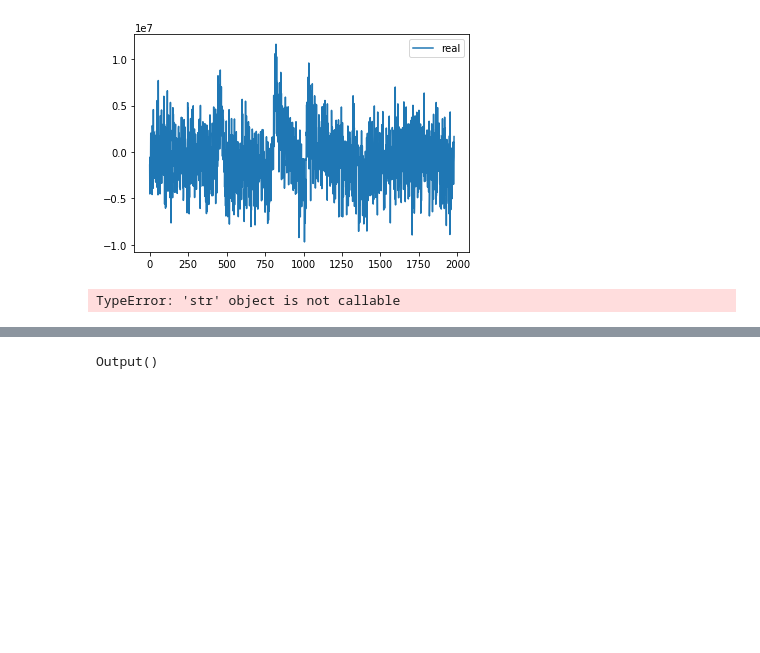
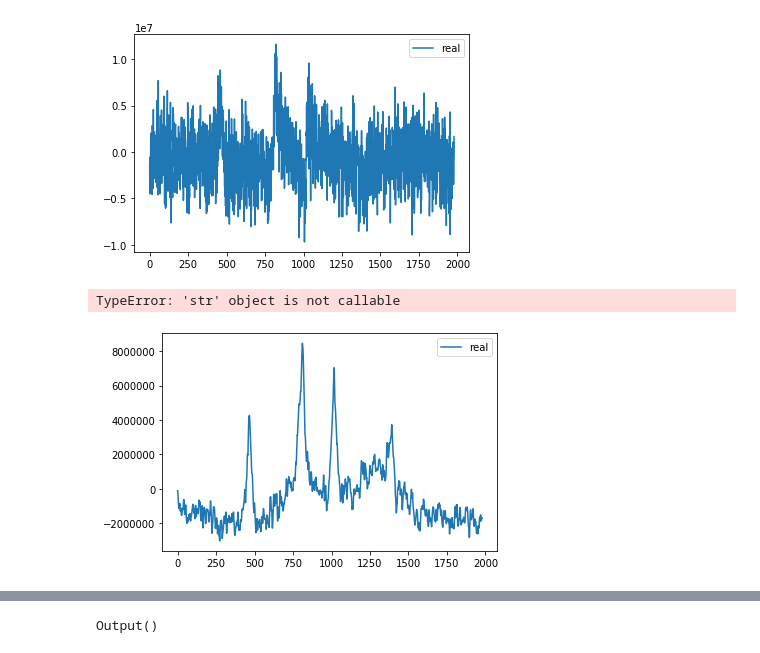
Before and after one commit to mehipour/p31_data_processing, a Jupyter notebook: nmr_analysis_p31.ipynb, the cells around one changed output, grey strips where cells are left out. Saved outputs shown, nothing was run; the diff lists cells and outputs as text; code cells hidden in the pictures; blank space fills up the shorter version.

Commit message:
added phase correction prototype

```diff
--- a/nmr_analysis_p31.ipynb
+++ b/nmr_analysis_p31.ipynb
@@ -58,9 +58,11 @@ TypeError: 'str' object is not callable
 # %%
 # Let's phase the spectrum
 a.line_broad(60)
-a.phase(-1.53, -0.0038)
+a.phase(-1.81, -0.0044)
 a.show_real_spectrum()
 # a.show_abs_spectrum()
+# %% [output]
+[figure, added]
 # %%
 # x = baseline_als(np.real(a.phased_spectrum), 100, 0.9999999, niter=20)
 # plt.plot(np.real(x))
```
Also changed, not shown: parts of 2 cells of this notebook.
